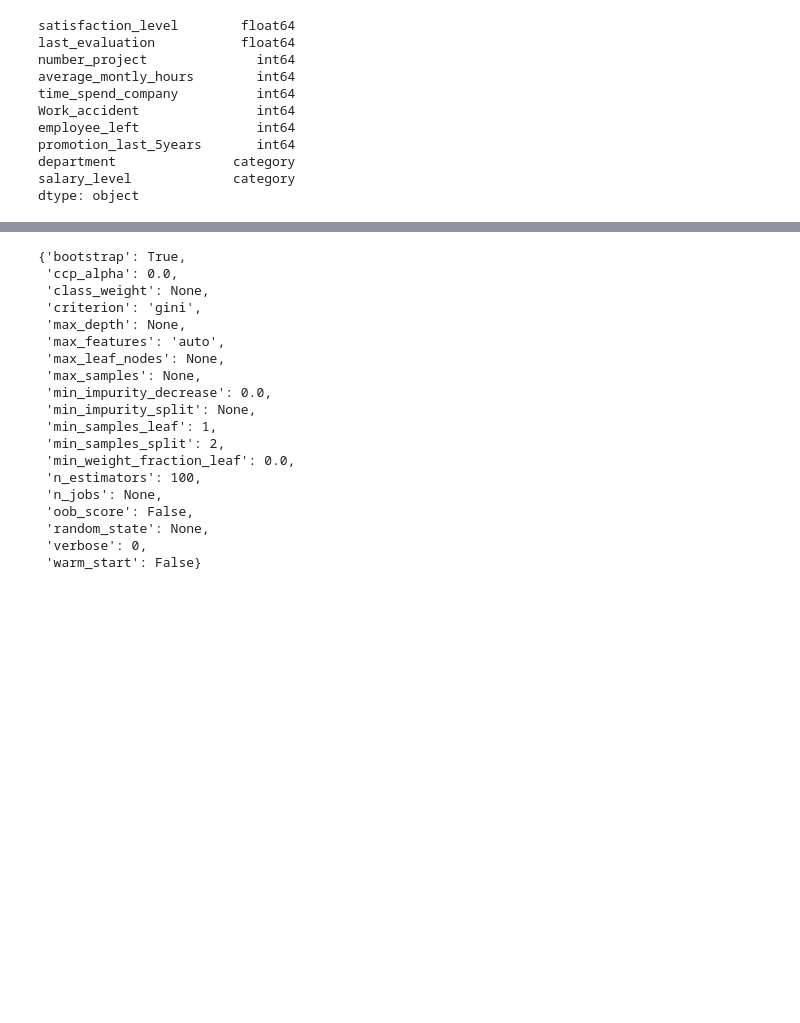
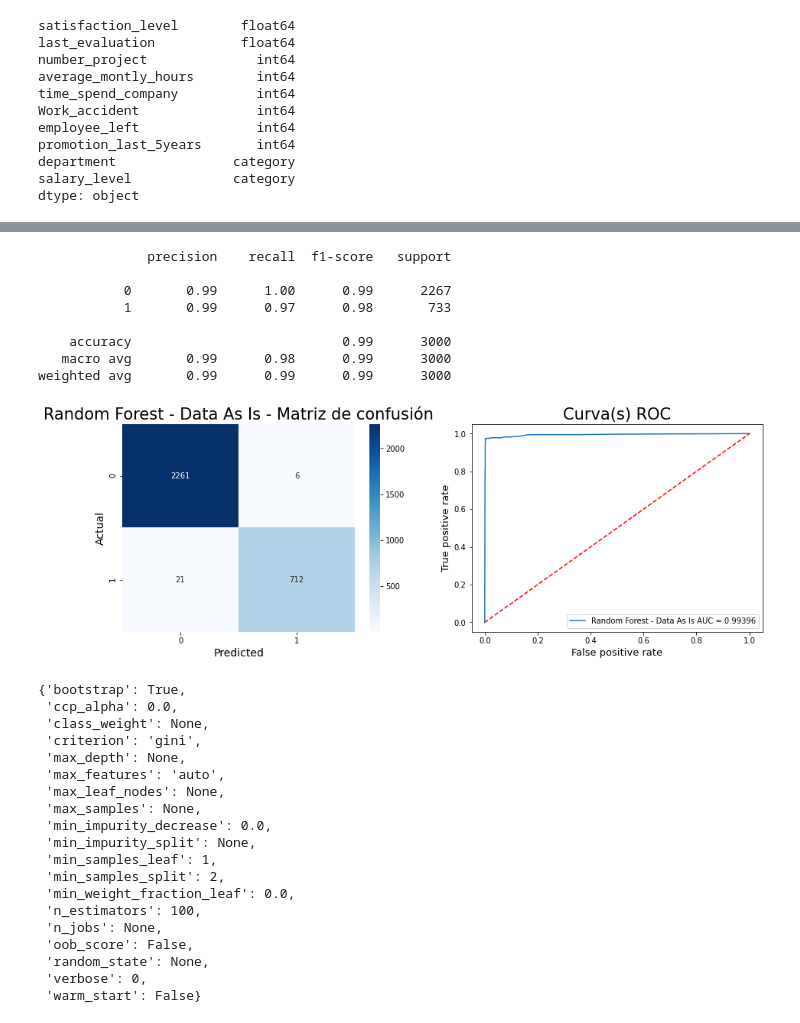
Before and after one commit to JECaballeroR/EmployeeTurnover, a Jupyter notebook: Clonk_Prueba_selección.ipynb, the cells around one changed output, grey strips where cells are left out. Cells and saved outputs as stored; diff of their text form; code cells hidden in the pictures; blank space fills up the shorter version.

```diff
--- a/Clonk_Prueba_selección.ipynb
+++ b/Clonk_Prueba_selección.ipynb
@@ -444 +468,13 @@ weighted avg       0.99      0.99      0.99      3000
+# %%
+rf_asis=apply_model_to_df(df,RandomForestClassifier(),"Random Forest - Data As Is", "None")
+# %% [output]
+              precision    recall  f1-score   support
+
+           0       0.99      1.00      0.99      2267
+           1       0.99      0.97      0.98       733
+
+    accuracy                           0.99      3000
+   macro avg       0.99      0.98      0.99      3000
+weighted avg       0.99      0.99      0.99      3000
+[figure, added]
 # %%
```
Also changed, not shown: parts of 27 cells of this notebook.
